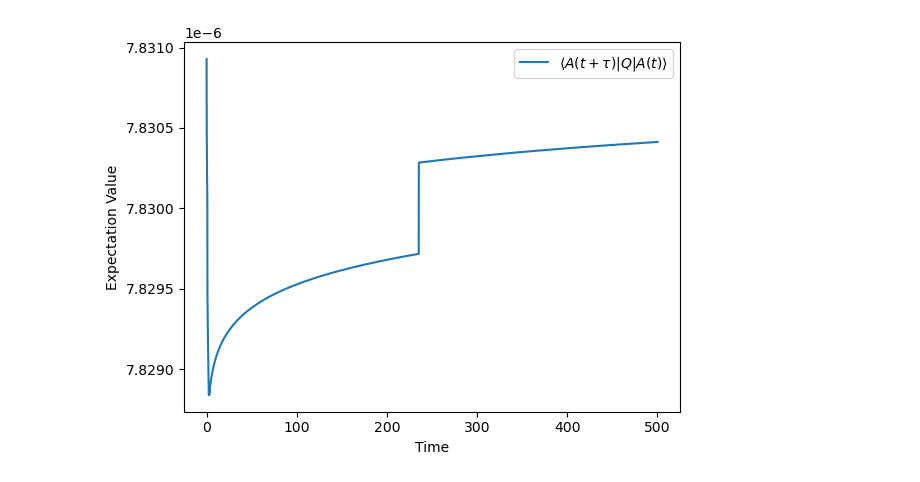
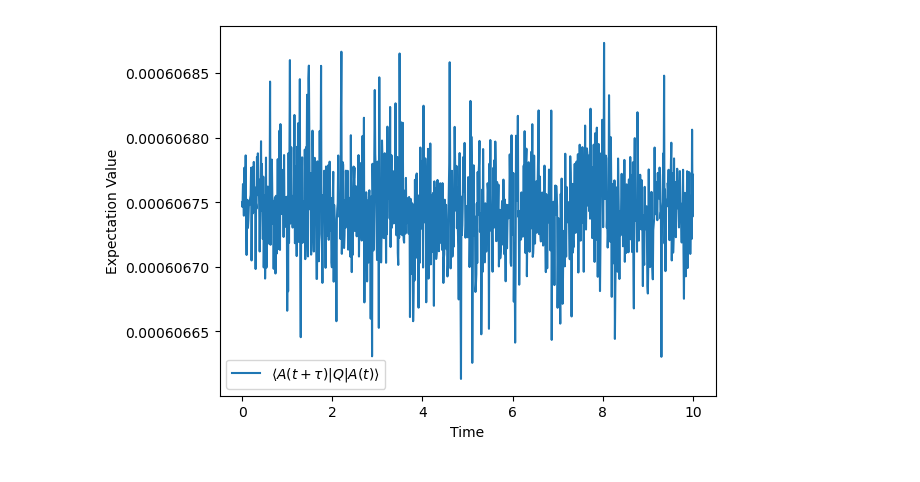
Before and after one commit to Gshilong/shilong, a Jupyter notebook: 代码CHO/t1.ipynb, the cells around one changed output. Cells and saved outputs as stored; diff of their text form; code cells hidden in the pictures.

```diff
--- a/代码CHO/t1.ipynb
+++ b/代码CHO/t1.ipynb
@@ -8,33 +8,33 @@ b1 = tensor(destroy(N), qeye(N))
 b2 = tensor(qeye(N), destroy(N))
 omega = 1.0
 g_0 = 0.1
 
 # 定义系统的哈密顿量 H 和观测量 Q
 H0 = omega * (b1.dag() * b1 + b2.dag() * b2 + 1)
 H1 = g_0/(omega**2) * ((b1.dag() + b1)**2) * ((b2.dag() + b2)**2)
 H = H0 + H1  # 哈密顿量
 Q = b1.dag() * b1 * b2 * b2  # 观测量
 
 psi0 = tensor(basis(N, 0), basis(N, 0))  # 两个谐振子的基态
 
 # 定义时间范围和时间间隔
-t_list = np.linspace(0, 500, 100000) # 时间范围
-tau = 0.01  # 时间间隔
+t_list = np.linspace(0, 10, 1000) # 时间范围
+tau =0.1   # 时间间隔
 
 # 计算随时间演化的期望值
 expectation_values = []
 
 for t in t_list:
     result = mesolve(H, psi0, [t, t + tau], [b1.dag() * b1 * b2 * b2])
     A_t_plus_tau = result.states[-1]
     expectation_value = expect(Q, A_t_plus_tau)
     expectation_values.append(expectation_value)
 
 # 绘制结果
 plt.plot(t_list, expectation_values, label=r'$\langle A(t+\tau) | Q | A(t) \rangle$')
 plt.xlabel('Time')
 plt.ylabel('Expectation Value')
 plt.legend()
 plt.show()
 # %% [output]
-[figure, old version]
+[figure, new version]
```
Also changed, not shown: 11 other files.
